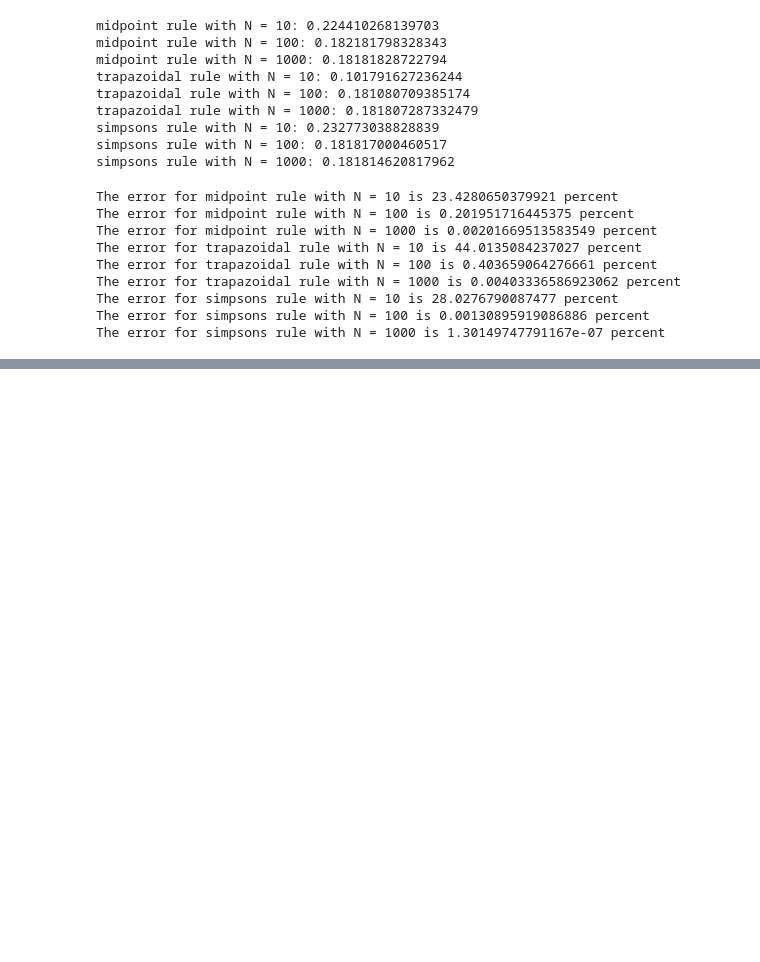
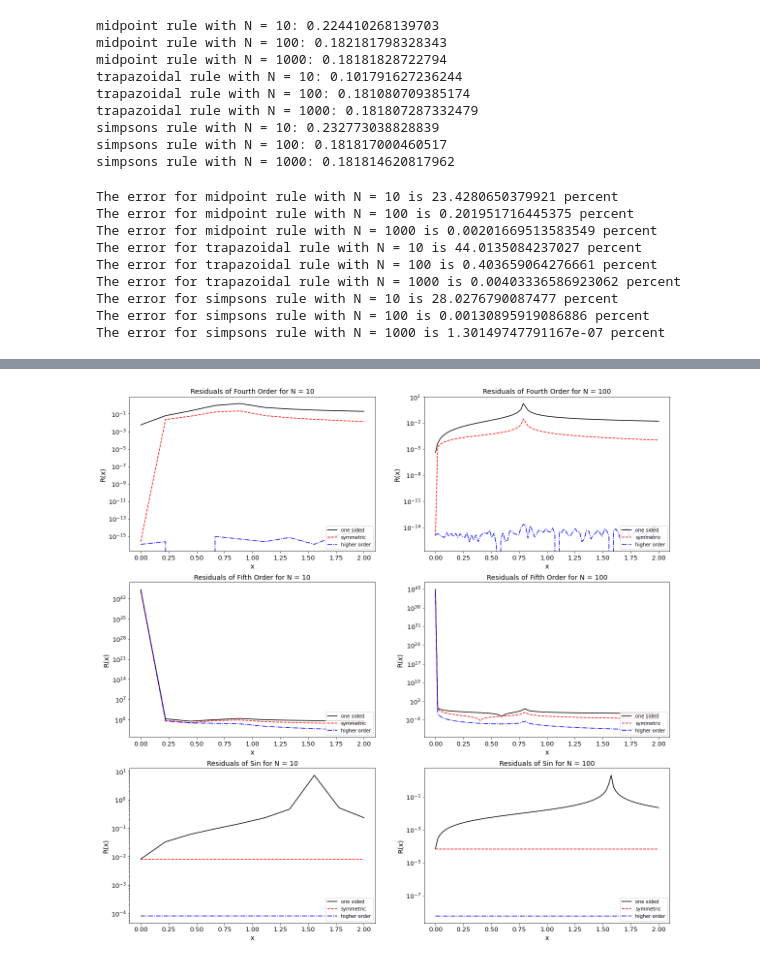
Before and after one commit to cmerrill11/astr-427, a Jupyter notebook: ps3.ipynb, the cells around one changed output, grey strips where cells are left out. Drawn from its saved outputs; the diff is of its cells as text; code cells hidden in the pictures; blank space fills up the shorter version.

```diff
--- a/ps3.ipynb
+++ b/ps3.ipynb
@@ -139,7 +139,7 @@ def em_simpsons1(N):
     h = 2 / N
     return (1/180) * h**4 * (- 24*2) # Evaluate 0 and 2 using f'''
 
-corrs = [em_trap, em_simpsons]
+corrs = [em_trap1, em_simpsons1]
 for i,s in enumerate(funcs[-2:]):
     for n in vals:
         sol = s(f1, n) + corrs[i](n)
@@ -199,11 +204,11 @@ simpsons rule with N = 100: 0.181817000460517
 simpsons rule with N = 1000: 0.181814620817962
 # %%
 # The solution to the integral from 0 to 2 for the second function
-exact = (1 - np.cos(22))/11
+exact2 = (1 - np.cos(22))/11
 for i,s in enumerate(funcs):
     for n in vals:
         # print(type(n), n)
-        err = error(s, f2, n, exact)
+        err = error(s, f2, n, exact2)
         print(f"The error for {names[i]} with N = {n} is {err * 100:0.15} percent")
 # %% [output]
 The error for midpoint rule with N = 10 is 23.4280650379921 percent
@@ -217,0 +299,14 @@ The error for simpsons rule with N = 1000 is 1.30149747791167e-07 percent
+# %%
+#The 1 sided derivative
+def oneSidedDeriv(xarr, i, h):
+    return (testfunc(xarr[i+1]) - testfunc(xarr[i]))/h
+
+#The symmetric derivative
+def symmetricDeriv(xarr, i, h):
+    return (testfunc(xarr[i+1]) - testfunc(xarr[i-1])) / (2*h)
+
+#even higher order derivative, using class notes or Table 5.1 in Newman (problem requests h^4 accurate)
+def hoDeriv(xarr, i, h):
+    # Quartic polynomial approximation
+    return ((testfunc(xarr[i-2])/12) - (testfunc(xarr[i-1])*2/3) \
+            + (testfunc(xarr[i+1])*2/3) - (testfunc(xarr[i+2])/12)) / h
@@ -217,0 +316,61 @@ The error for simpsons rule with N = 1000 is 1.30149747791167e-07 percent
+# %%
+def calculate_resid(func, N, i):
+    #Change the flag for test function
+    #Number of evaluations
+    a = 0 #beginning of eval region
+    b= 2 #end of region
+
+    #padding evaluates function at edges beyond the edges of the N points, so we can calculate N derivatives
+    padding = 2 # may need to increase this for higher order derivatives
+
+    h = (b-a)/(N-1) #N-1 appears in denominator is because the points at edges are part of our N points
+    print("h = ", h)
+
+    #linear spacing between a -padding*h and b+padding*h
+    xarr = np.linspace(a -padding*h, b+padding*h, N+2*padding)
+
+    #a check that actual h is same as given by h = (b-a)/(N-1)
+    h = xarr[1] - xarr[0]  #distance between two points
+    print("h = ", h)
+
+    onesided=  [oneSidedDeriv(xarr, i, h) for i in range(padding, padding+N)] #array of one sided derivatives
+
+    sym = [symmetricDeriv(xarr, i, h) for i in range(padding, padding+N)] #array of symmetric derivatives
+
+    ho = [hoDeriv(xarr, i, h) for i in range(padding, padding+N)] #array of higher order derivatives
+
+    exact = derivtestfunc(xarr) # the exact derivative
+
+
+    #plot (with y axis in log residual) of the residuals as a function of x
+    #residuals give the fractional error
+    i.plot(xarr[padding:padding+N], abs(onesided/exact[padding:padding+N]-1), '-k', label='one sided')  #1 sided; should give largest fractional error
+    i.plot(xarr[padding:padding+N], abs(sym/exact[padding:padding+N]-1), '--r', label='symmetric')
+    i.plot(xarr[padding:padding+N], abs(ho/exact[padding:padding+N]-1), '-.b', label=r'higher order')
+    i.set_yscale('log')
+    #uncomment this to compare estimated error for one sided derivative
+    # second_deriviative of x**4-2*x+1.
+    # second_derivative = 12*xarr[padding:padding+N]**2
+    # error = h*second_derivative/2 #Taylor expansion estimate for error (h f''/2)
+    # plt.semilogy(xarr[padding:padding+N], abs(error/exact[padding:padding+N]), label="one sided error")
+    # plt.ylim(1e-20,10)
+
+    i.legend(loc="lower right")
+    i.set_xlabel('x', fontsize = 14)
+    i.set_ylabel('R(x)', fontsize = 14)
+
+fig, ax = plt.subplots(3,2, figsize = (20, 20))
+plt.tick_params(labelsize = 14)
+
+ax = ax.flatten()
+N = [10, 100]
+a = 0
+funcs = ['Fourth Order', 'Fifth Order', 'Sin']
+for i in range(3):
+    for n in N:
+        func = i + 1
+        calculate_resid(i, n, ax[a])
+        ax[a].set_title(f'Residuals of {funcs[i]} for N = {n}', fontsize = 14)
+        ax[a].tick_params(labelsize = 13)
+        a += 1
+# %% [output]
@@ -217,0 +389 @@ The error for simpsons rule with N = 1000 is 1.30149747791167e-07 percent
+[figure, added]
```
Also changed, not shown: parts of 20 cells of this notebook.
